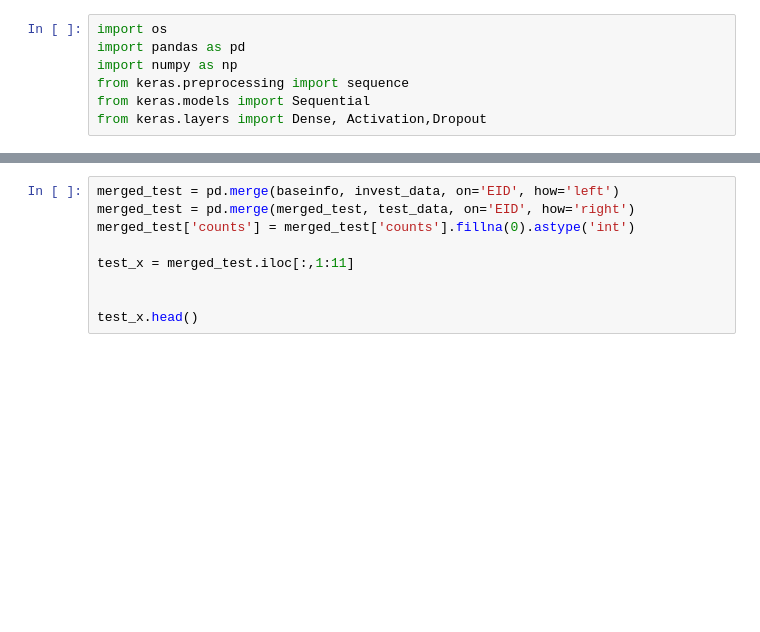
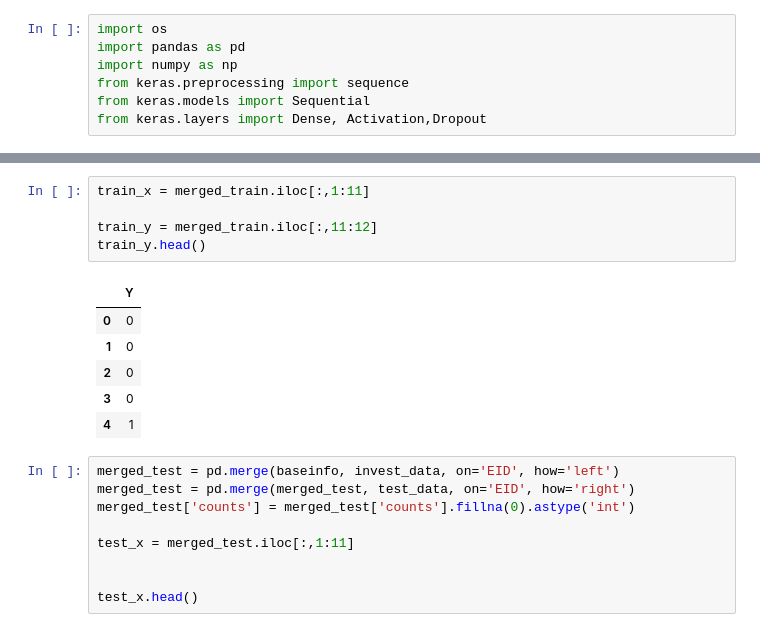
Before and after one commit to covariantFunctor/awesome_algo, a Jupyter notebook: deep.ipynb, the cells around one changed output, grey strips where cells are left out. Drawn from its saved outputs; the diff is of its cells as text; blank space fills up the shorter version.

```diff
--- a/deep.ipynb
+++ b/deep.ipynb
@@ -80,6 +72,18 @@ merged_train.head()
 | 2 | 1057042610 | 2011 | 75 | 3000 | 6 | 4.0 | 8.0 | 10500.0 | 13.0 | ... |
 | 3 | 400121247 | 1982 | 55 | 1000 | 6 | 9.0 | 2.0 | 619318.0 | 31.0 | ... |
 | 4 | 970179772 | 1986 | 53 | 150 | 17 | 4.0 | 1.0 | 13000.0 | 31.0 | ... |
+# %%
+train_x = merged_train.iloc[:,1:11]
+
+train_y = merged_train.iloc[:,11:12]
+train_y.head()
+# %% [output]
+|  | Y |
+| 0 | 0 |
+| 1 | 0 |
+| 2 | 0 |
+| 3 | 0 |
+| 4 | 1 |
 # %%
 merged_test = pd.merge(baseinfo, invest_data, on='EID', how='left')
 merged_test = pd.merge(merged_test, test_data, on='EID', how='right')
```
Also changed, not shown: parts of 8 cells of this notebook, 1 other file.
